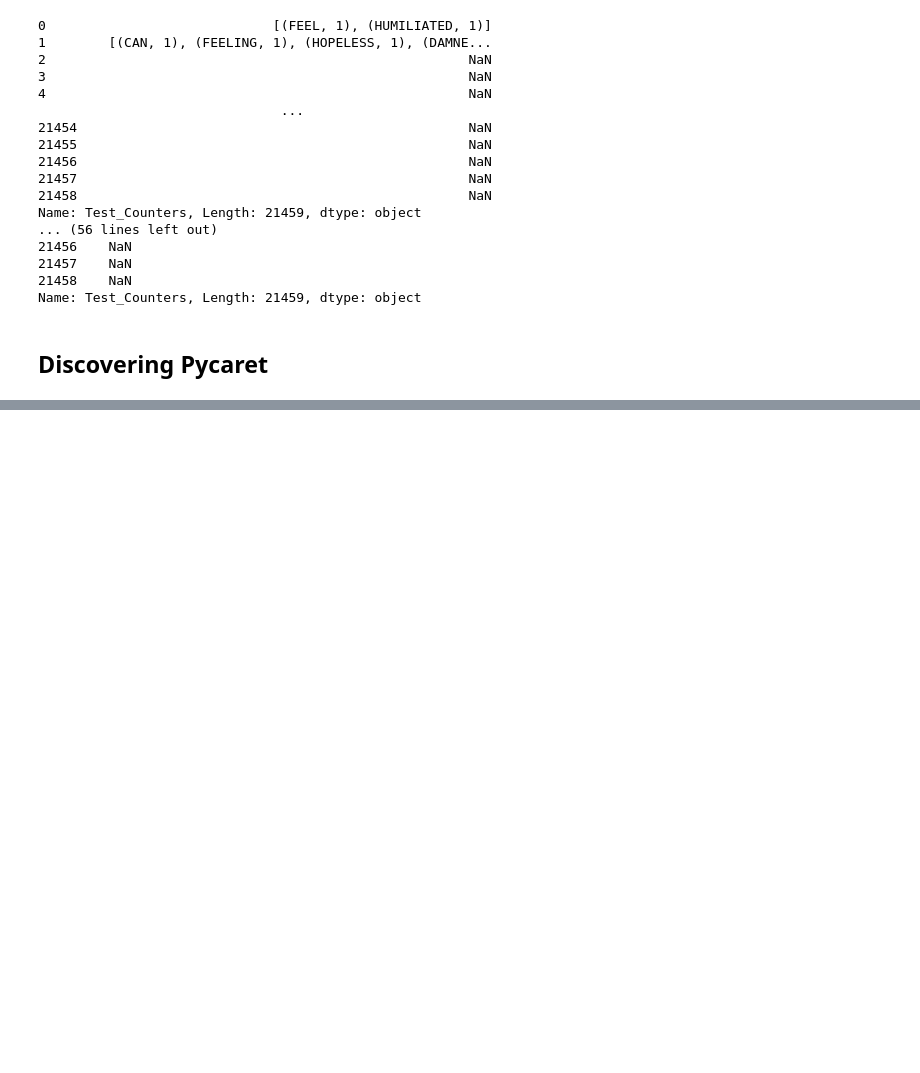
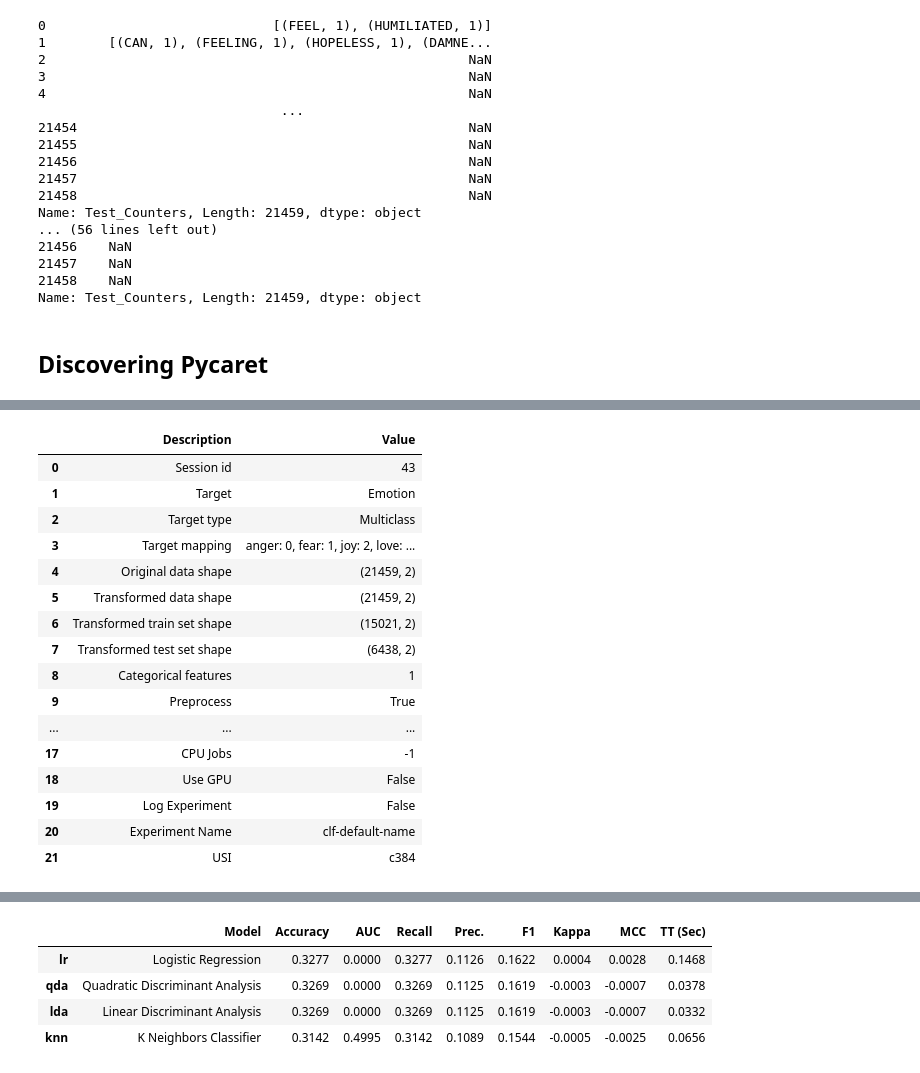
Before and after one commit to Antho-SJ/ml-in-the-clouds, a Jupyter notebook: julien_notebook.ipynb, the cells around one changed output, grey strips where cells are left out. Drawn from its saved outputs; the diff is of its cells as text; code cells hidden in the pictures; blank space fills up the shorter version.

```diff
--- a/julien_notebook.ipynb
+++ b/julien_notebook.ipynb
@@ -191,0 +257,27 @@ ImportError: cannot import name '_format_load_msg' from 'joblib.memory' (/home/j
+# %%
+# Specify the models to include in the comparison
+models_to_compare = ['lr', 'knn', 'qda', 'lda'] #'lightgbm'
+
+# Setup the classification task
+clf_setup = setup(data=df, target='Emotion', session_id=43, fold=100)
+
+# Compare the specified models
+best_model = compare_models(include=models_to_compare)
+# %% [output]
+|  | Description | Value |
+| 0 | Session id | 43 |
+| 1 | Target | Emotion |
+| 2 | Target type | Multiclass |
+| 3 | Target mapping | anger: 0, fear: 1, joy: 2, love: ... |
+| 4 | Original data shape | (21459, 2) |
+| 5 | Transformed data shape | (21459, 2) |
+| 6 | Transformed train set shape | (15021, 2) |
+| 7 | Transformed test set shape | (6438, 2) |
+| 8 | Categorical features | 1 |
+| 9 | Preprocess | True |
+| ... | ... | ... |
+| 17 | CPU Jobs | -1 |
+| 18 | Use GPU | False |
+| 19 | Log Experiment | False |
+| 20 | Experiment Name | clf-default-name |
+| 21 | USI | c384 |
@@ -191,0 +285,5 @@ ImportError: cannot import name '_format_load_msg' from 'joblib.memory' (/home/j
+|  | Model | Accuracy | AUC | Recall | Prec. | F1 | Kappa | MCC | TT (Sec) |
+| lr | Logistic Regression | 0.3277 | 0.0000 | 0.3277 | 0.1126 | 0.1622 | 0.0004 | 0.0028 | 0.1468 |
+| qda | Quadratic Discriminant Analysis | 0.3269 | 0.0000 | 0.3269 | 0.1125 | 0.1619 | -0.0003 | -0.0007 | 0.0378 |
+| lda | Linear Discriminant Analysis | 0.3269 | 0.0000 | 0.3269 | 0.1125 | 0.1619 | -0.0003 | -0.0007 | 0.0332 |
+| knn | K Neighbors Classifier | 0.3142 | 0.4995 | 0.3142 | 0.1089 | 0.1544 | -0.0005 | -0.0025 | 0.0656 |
```
Also changed, not shown: parts of 64 cells of this notebook, 2 other files.
